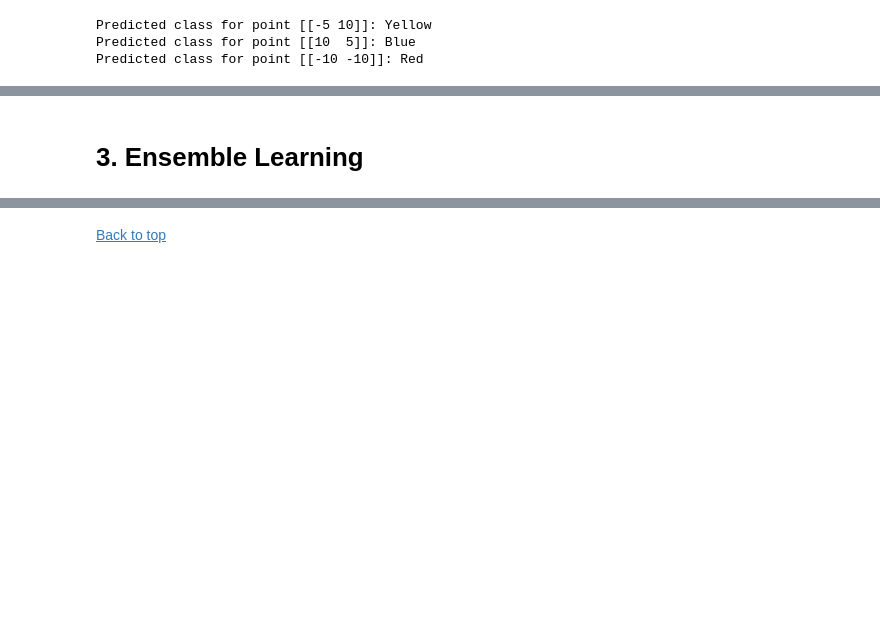
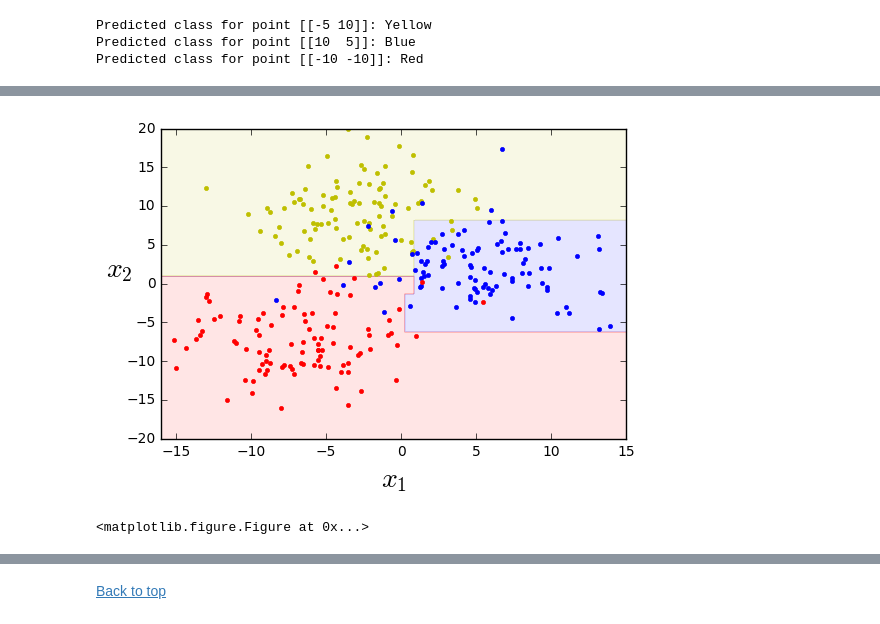
Before and after one commit to luisvalesilva/random_forests, a Jupyter notebook: random_forests.ipynb, the cells around one changed output, grey strips where cells are left out. Drawn from its saved outputs; the diff is of its cells as text; code cells hidden in the pictures; blank space fills up the shorter version.

```diff
--- a/random_forests.ipynb
+++ b/random_forests.ipynb
@@ -175,3 +193,11 @@ An alternative is to use the "Information gain" measure, based on the concept of
-# %% [markdown]
-<a id='ensemble'></a>
-# 3. Ensemble Learning
+# %%
+# Instantiate the classifier class for a deeper tree
+tree_clf = DecisionTreeClassifier(max_depth=3, random_state=42)
+
+# Grow a Decision Tree
+tree_clf.fit(X, y)
+
+plot_feature_space(tree_clf, X, y, axes=[-16, 15, -20, 20], file_name='max_depth3.png')
+# %% [output]
+[figure, added]
+<matplotlib.figure.Figure at 0x...>
```
Also changed, not shown: parts of 23 cells of this notebook.
